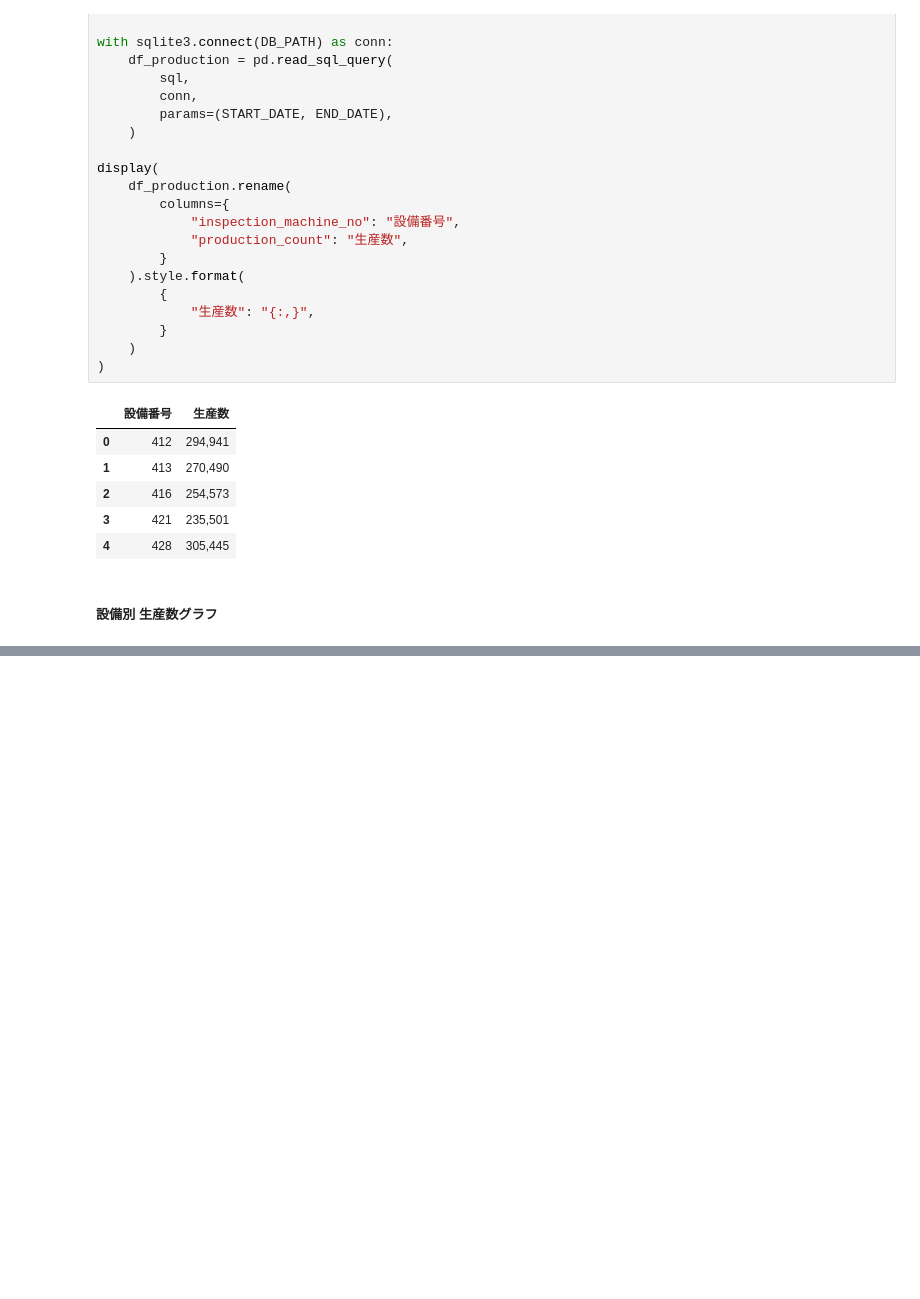
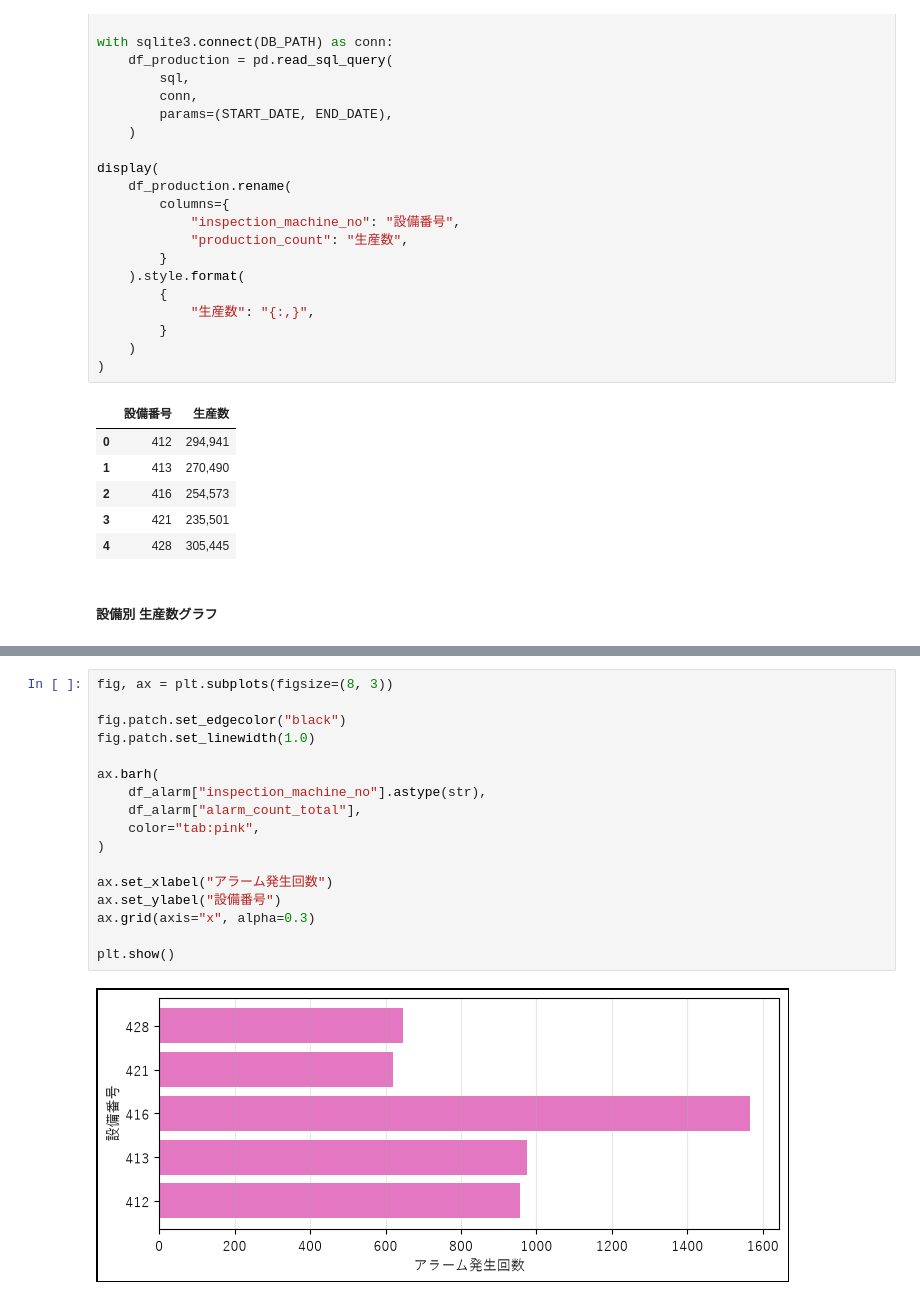
Before and after one commit to BUMZOH/create_jupyter_report, a Jupyter notebook: jupyter_report_body_inspection.ipynb, the cells around one changed output, grey strips where cells are left out. Cells and saved outputs as stored; diff of their text form; blank space fills up the shorter version.

```diff
--- a/jupyter_report_body_inspection.ipynb
+++ b/jupyter_report_body_inspection.ipynb
@@ -72,0 +381,19 @@ plt.show()
+# %%
+fig, ax = plt.subplots(figsize=(8, 3))
+
+fig.patch.set_edgecolor("black")
+fig.patch.set_linewidth(1.0)
+
+ax.barh(
+    df_alarm["inspection_machine_no"].astype(str),
+    df_alarm["alarm_count_total"],
+    color="tab:pink",
+)
+
+ax.set_xlabel("アラーム発生回数")
+ax.set_ylabel("設備番号")
+ax.grid(axis="x", alpha=0.3)
+
+plt.show()
+# %% [output]
+[figure, added]
```
Also changed, not shown: parts of 13 cells of this notebook, 2 other files.
